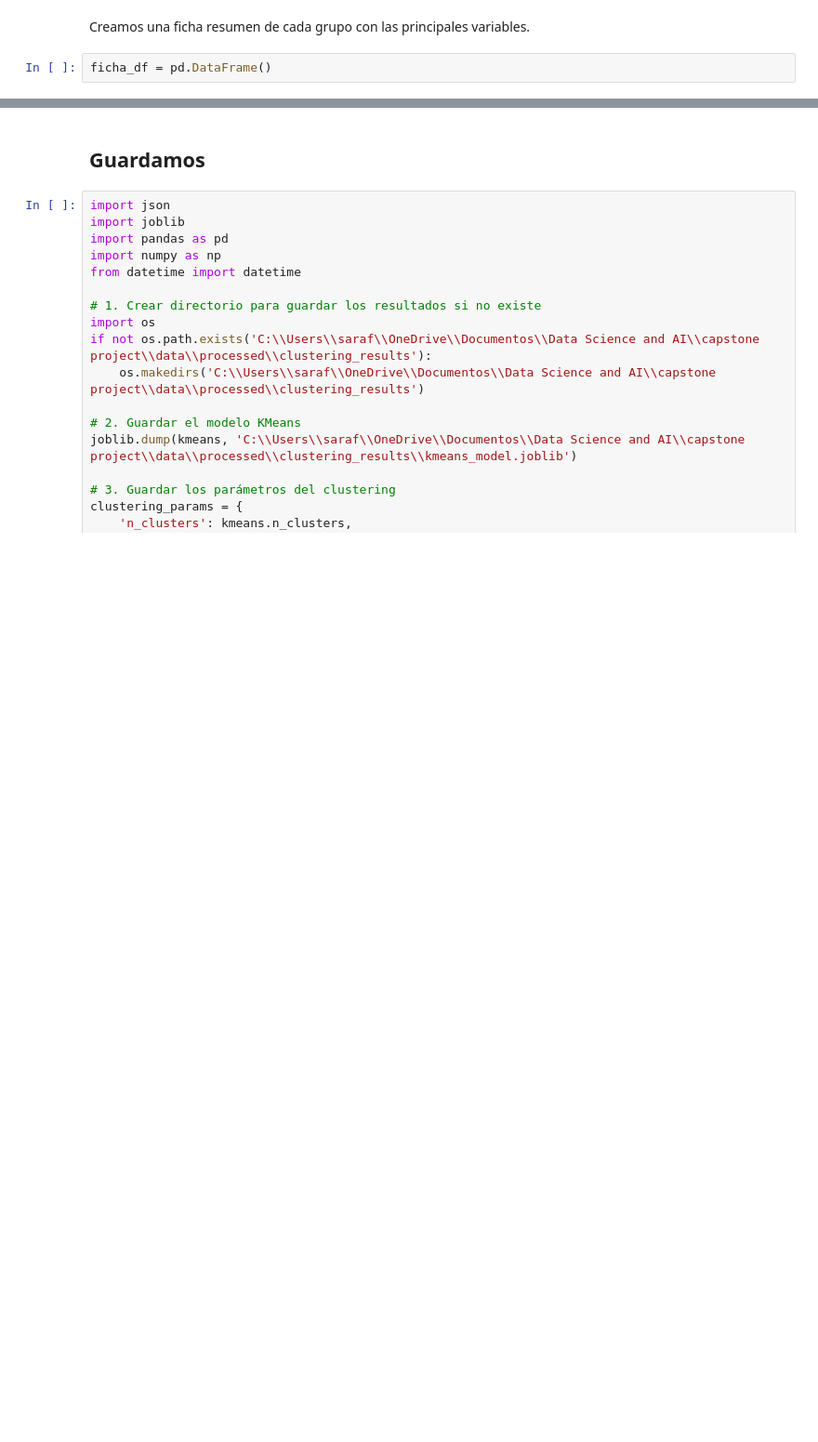
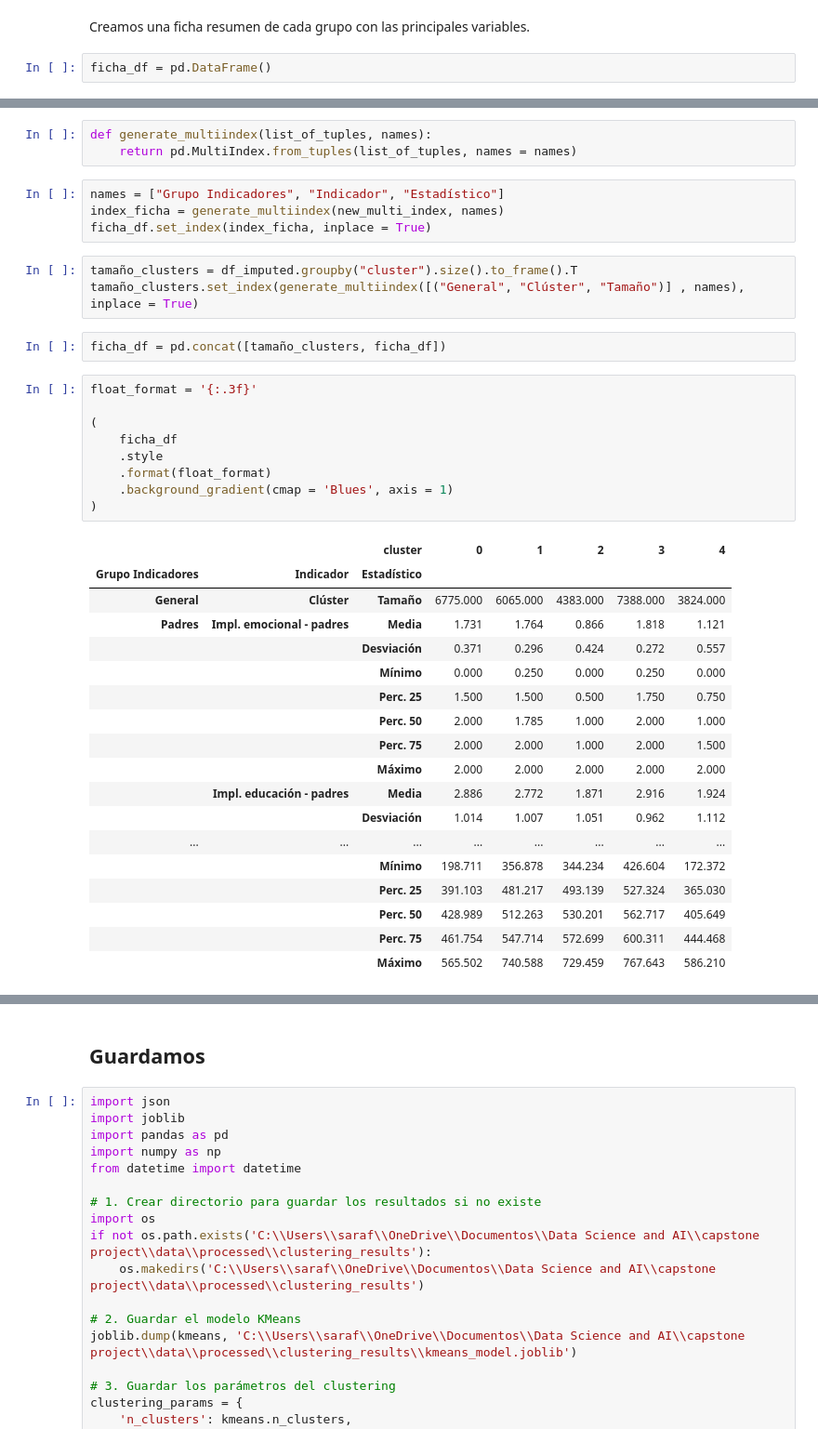
Before and after one commit to sara-fuentes/tfm_pisa_educacion, a Jupyter notebook: clustering_students.ipynb, the cells around one changed output, grey strips where cells are left out. Shown: that part at 93% size. Saved outputs shown, nothing was run; the diff lists cells and outputs as text; blank space fills up the shorter version.

```diff
--- a/clustering_students.ipynb
+++ b/clustering_students.ipynb
@@ -726,3 +760,43 @@ ficha_df = pd.DataFrame()
+# %%
+def generate_multiindex(list_of_tuples, names):
+    return pd.MultiIndex.from_tuples(list_of_tuples, names = names)
+# %%
+names = ["Grupo Indicadores", "Indicador", "Estadístico"]
+index_ficha = generate_multiindex(new_multi_index, names)
+ficha_df.set_index(index_ficha, inplace = True)
+# %%
+tamaño_clusters = df_imputed.groupby("cluster").size().to_frame().T
+tamaño_clusters.set_index(generate_multiindex([("General", "Clúster", "Tamaño")] , names), inplace = True)
+# %%
+ficha_df = pd.concat([tamaño_clusters, ficha_df])
+# %%
+float_format = '{:.3f}'
+
+(
+    ficha_df
+    .style
+    .format(float_format)
+    .background_gradient(cmap = 'Blues', axis = 1)
+)
+# %% [output]
+|  |  | cluster | 0 | 1 | 2 | 3 | 4 |
+| Grupo Indicadores | Indicador | Estadístico |  |  |  |  |  |
+| General | Clúster | Tamaño | 6775.000 | 6065.000 | 4383.000 | 7388.000 | 3824.000 |
+| Padres | Impl. emocional - padres | Media | 1.731 | 1.764 | 0.866 | 1.818 | 1.121 |
+|  |  | Desviación | 0.371 | 0.296 | 0.424 | 0.272 | 0.557 |
+|  |  | Mínimo | 0.000 | 0.250 | 0.000 | 0.250 | 0.000 |
+|  |  | Perc. 25 | 1.500 | 1.500 | 0.500 | 1.750 | 0.750 |
+|  |  | Perc. 50 | 2.000 | 1.785 | 1.000 | 2.000 | 1.000 |
+|  |  | Perc. 75 | 2.000 | 2.000 | 1.000 | 2.000 | 1.500 |
+|  |  | Máximo | 2.000 | 2.000 | 2.000 | 2.000 | 2.000 |
+|  | Impl. educación - padres | Media | 2.886 | 2.772 | 1.871 | 2.916 | 1.924 |
+|  |  | Desviación | 1.014 | 1.007 | 1.051 | 0.962 | 1.112 |
+| ... | ... | ... | ... | ... | ... | ... | ... |
+|  |  | Mínimo | 198.711 | 356.878 | 344.234 | 426.604 | 172.372 |
+|  |  | Perc. 25 | 391.103 | 481.217 | 493.139 | 527.324 | 365.030 |
+|  |  | Perc. 50 | 428.989 | 512.263 | 530.201 | 562.717 | 405.649 |
+|  |  | Perc. 75 | 461.754 | 547.714 | 572.699 | 600.311 | 444.468 |
+|  |  | Máximo | 565.502 | 740.588 | 729.459 | 767.643 | 586.210 |
 # %%
 """"
 # 1. Calcular estadísticas básicas por cluster
```
Also changed, not shown: parts of 5 cells of this notebook, 2 other files.
